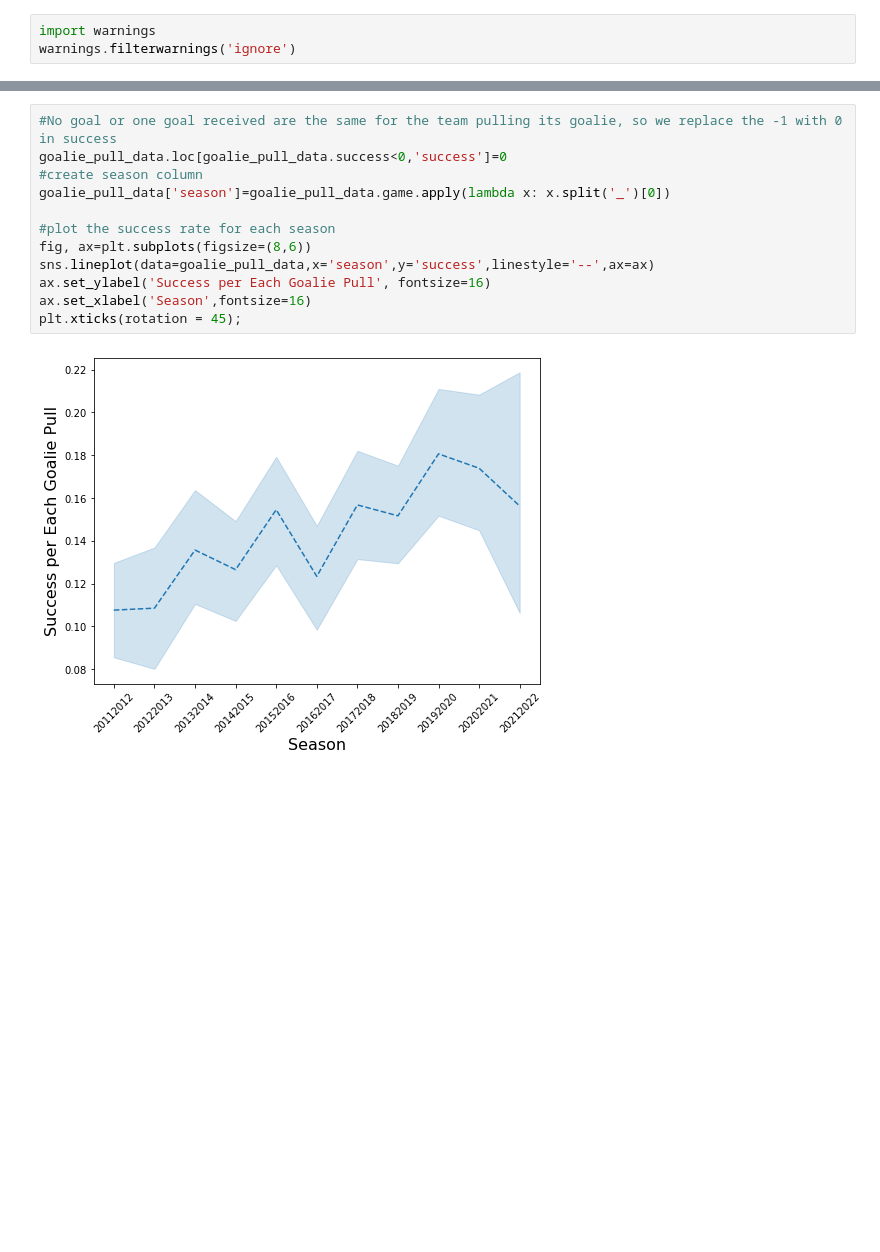
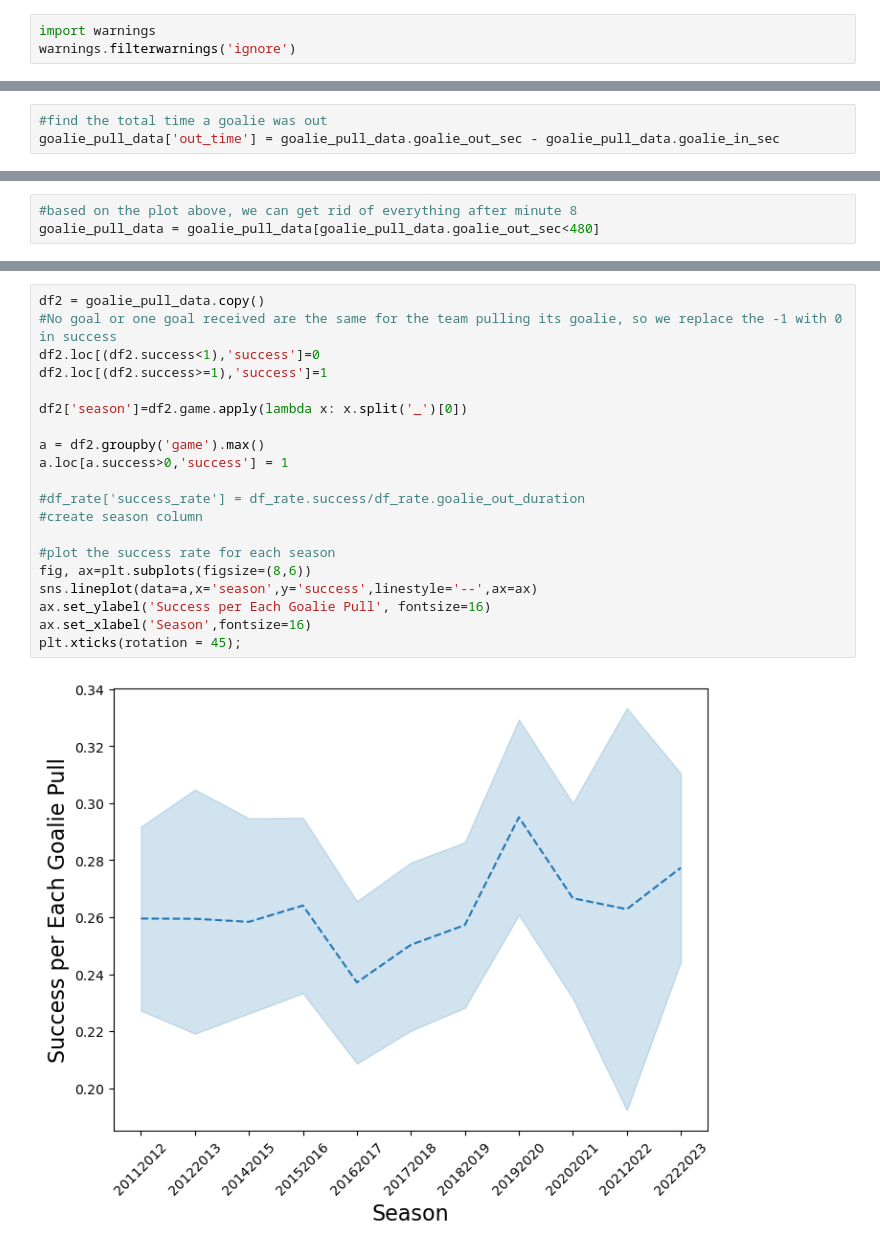
Before and after one commit to Ahangar/Goalie_Pull_Time_NHL, a Jupyter notebook: Step3- Analysis.ipynb, the cells around one changed output, grey strips where cells are left out. Cells and saved outputs as stored; diff of their text form; blank space fills up the shorter version.

```diff
--- a/Step3- Analysis.ipynb
+++ b/Step3- Analysis.ipynb
@@ -18,0 +31,3 @@ goalie_pull_data.head(2)
+# %%
+#find the total time a goalie was out
+goalie_pull_data['out_time'] = goalie_pull_data.goalie_out_sec - goalie_pull_data.goalie_in_sec
@@ -18,0 +74,3 @@ goalie_pull_data.head(2)
+# %%
+#based on the plot above, we can get rid of everything after minute 8
+goalie_pull_data = goalie_pull_data[goalie_pull_data.goalie_out_sec<480]
@@ -25,14 +218,22 @@ goalie_pull_data.groupby('success').count()['game'].plot.pie(autopct="%.1f%%",ax
 # %%
+df2 = goalie_pull_data.copy()
 #No goal or one goal received are the same for the team pulling its goalie, so we replace the -1 with 0 in success
-goalie_pull_data.loc[goalie_pull_data.success<0,'success']=0
+df2.loc[(df2.success<1),'success']=0
+df2.loc[(df2.success>=1),'success']=1
+
+df2['season']=df2.game.apply(lambda x: x.split('_')[0])
+
+a = df2.groupby('game').max()
+a.loc[a.success>0,'success'] = 1
+
+#df_rate['success_rate'] = df_rate.success/df_rate.goalie_out_duration
 #create season column
-goalie_pull_data['season']=goalie_pull_data.game.apply(lambda x: x.split('_')[0])
 
 #plot the success rate for each season
 fig, ax=plt.subplots(figsize=(8,6))
-sns.lineplot(data=goalie_pull_data,x='season',y='success',linestyle='--',ax=ax)
+sns.lineplot(data=a,x='season',y='success',linestyle='--',ax=ax)
 ax.set_ylabel('Success per Each Goalie Pull', fontsize=16)
 ax.set_xlabel('Season',fontsize=16)
 plt.xticks(rotation = 45);
 # %% [output]
-[figure, old version]
+[figure, new version]
```
Also changed, not shown: parts of 25 cells of this notebook, 12 other files.
